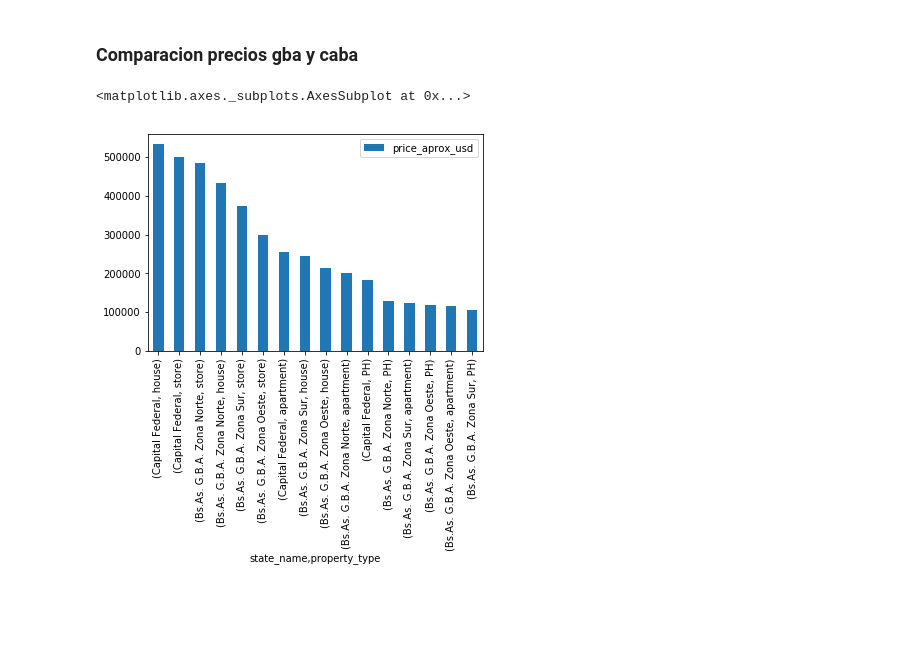
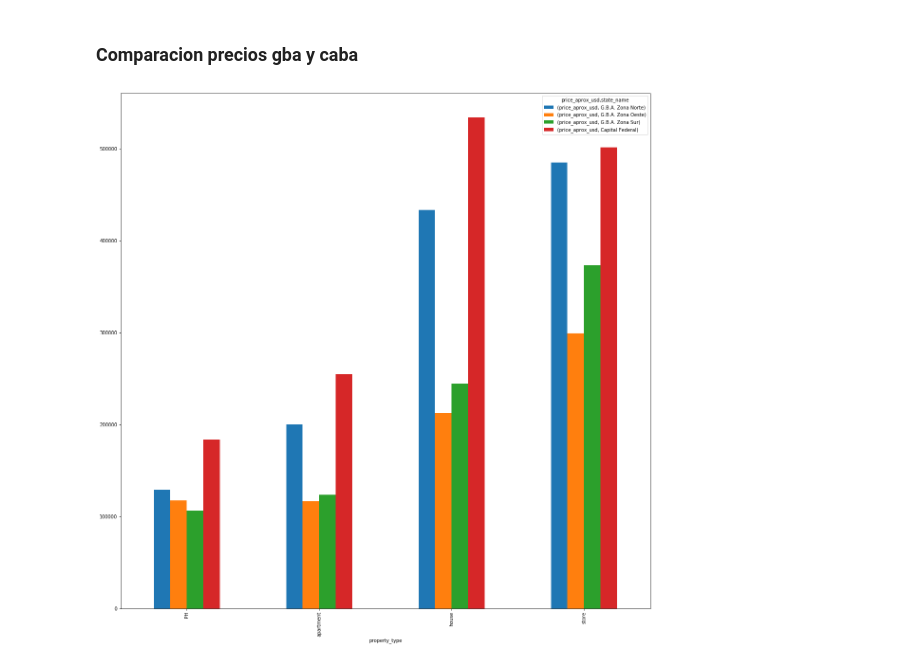
Before and after one commit to LucianoGiannotti/ProperatiDatosTP, a Jupyter notebook: Depuracion de datos.ipynb, the cells around one changed output. Saved outputs shown, nothing was run; the diff lists cells and outputs as text; code cells hidden in the pictures; blank space fills up the shorter version.

```diff
--- a/Depuracion de datos.ipynb
+++ b/Depuracion de datos.ipynb
@@ -671,8 +671,12 @@ grouped_houses.sort_values(by=('price_aprox_usd','mean'), ascending=False).plot(
 ### Comparacion precios gba y caba
 # %%
 grouped = data.loc[:,['state_name','property_type', 'price_aprox_usd']].groupby(['state_name','property_type']).agg(np.mean)
-# %%
-grouped.sort_values(by=('price_aprox_usd'), ascending=False).plot(kind='bar') ## quedo medio raro el grafico, hay que buscar otro mejor
-# %% [output]
-<matplotlib.axes._subplots.AxesSubplot at 0x...>
-[figure, removed]
+# %%
+grouped = grouped.unstack(level=0)
+# %%
+grouped.columns.set_levels([['price_aprox_usd'], ['G.B.A. Zona Norte', 'G.B.A. Zona Oeste', 'G.B.A. Zona Sur', 'Capital Federal']],inplace=True)
+grouped.columns.set_names(['price_aprox_usd','state_name'], inplace=True)
+# %%
+grouped.plot(kind='bar', figsize=(20,20))
+# %% [output]
+[figure, added]
```
Also changed, not shown: parts of 4 cells of this notebook.
